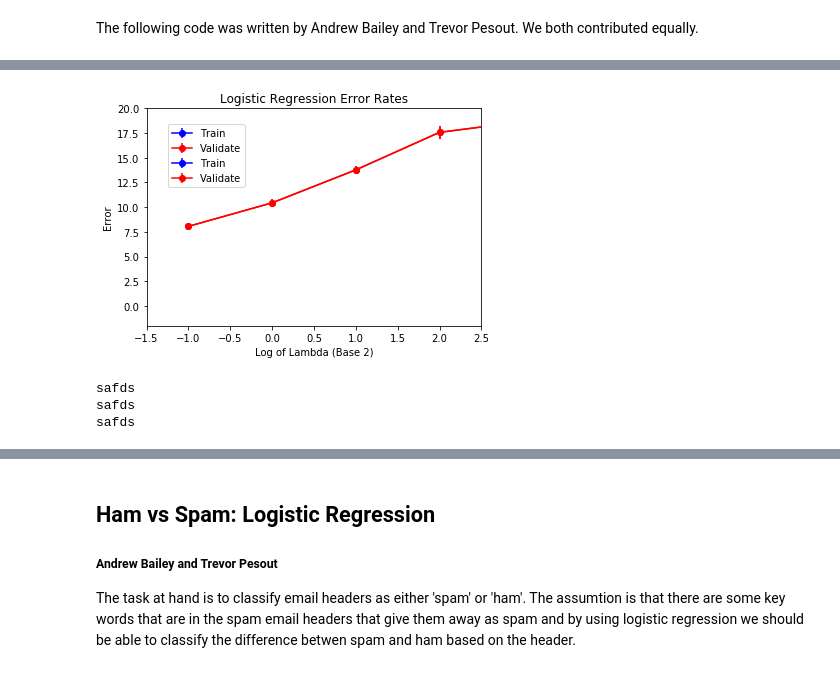
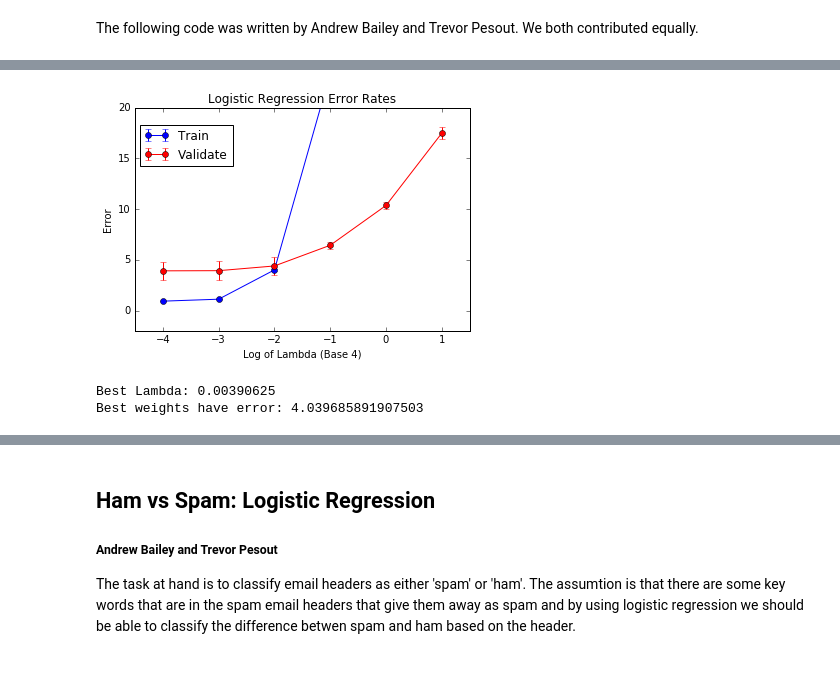
Before and after one commit to adbailey4/cmpshw3, a Jupyter notebook: logistic_regression.ipynb, the cells around one changed output, grey strips where cells are left out. Saved outputs shown, nothing was run; the diff lists cells and outputs as text; code cells hidden in the pictures.

Commit message:
got test data integrated

```diff
--- a/logistic_regression.ipynb
+++ b/logistic_regression.ipynb
@@ -159,7 +157,7 @@ train_data = 'train.csv'
 
 # interpret data
 messages, text_labels = read_spam_data(train_data)
-all_train_data = create_train_data(messages, stop_words)
+all_train_data, train_vectorizer = create_train_data(messages, stop_words)
 int_labels = create_spam_ham_labels(text_labels, spam=1, ham=0)
 
 # get sizes
@@ -179,9 +177,9 @@ assert all_train_data.shape[0] == len(text_labels)
 ########################################################
 
 # lambda
-lambda_base = 2 #8 #np.e
-lambda_exp_min = -1 #-5
-lambda_exp_max = 3 #1
+lambda_base = 4 #8 #np.e
+lambda_exp_min = -4 #-5
+lambda_exp_max = 1 #1
 list_of_lambdas = [lambda_base**i for i in range(lambda_exp_min,lambda_exp_max+1)]
 print("LAMBDAS:\n\tbase: {}   log_min: {}   log_max: {}\n\t{}".format(
       lambda_base, lambda_exp_min, lambda_exp_max, list_of_lambdas))
@@ -264,14 +262,18 @@ def run_regression(lamda, train, train_labels, validate, validate_labels,
         weights = np.random.normal(0, 0.2, n_features)
         min_validate_loss = sys.maxsize
         min_train_loss = sys.maxsize
+        best_weights = None
         for t in range(iterations):
             weights = logistic_regression(train, train_labels, weights, lamda, alpha, eta_0, t)
             train_loss = square_loss(train, train_labels, weights=weights)
             val_loss = square_loss(validate, validate_labels, weights=weights)
             if verbose and t % report_frequency == 0:
                 print("{}:\t#{}\ttrain {}  \t\tvalidate {}".format(l, t, train_loss, val_loss))
-            if val_loss < min_validate_loss: min_validate_loss = val_loss
-            if train_loss < min_train_loss: min_train_loss = train_loss
+            if train_loss < min_train_loss:
+                min_train_loss = train_loss
+            if val_loss < min_validate_loss:
+                best_weights = weights
+                min_validate_loss = val_loss
     except Exception as e:
         print("\nlambda {} #{}: {}".format(l, t, e), sys.stderr)
         import traceback
@@ -279,7 +281,7 @@ def run_regression(lamda, train, train_labels, validate, validate_labels,
         return False
 
     # return best
-    return min_validate_loss, min_train_loss
+    return min_validate_loss, min_train_loss, weights
 # %%
 ########################################################
 # run on each of our k-folded datasets
@@ -288,21 +290,24 @@ def run_regression(lamda, train, train_labels, validate, validate_labels,
 # prep
 lambda_to_validate_errors = dict()
 lambda_to_training_errors = dict()
+lambda_to_weights = dict()
 
-print(list_of_lambdas)
 # calculate for our lambdas
 for l in list_of_lambdas:
     start = timer()
     print("\nLAMBDA: {}\n\t".format(l),end='')
     v_errors = list()
     t_errors = list()
+    all_weights = list()
     lambda_to_validate_errors[l] = v_errors
     lambda_to_training_errors[l] = t_errors
+    lambda_to_weights[l] = all_weights
     for dataset in all_training_datasets:
-        v_error, t_error = run_regression(l, dataset[TRAIN_DATA], dataset[TRAIN_LABELS],
+        v_error, t_error, weights = run_regression(l, dataset[TRAIN_DATA], dataset[TRAIN_LABELS],
                        dataset[VALIDATE_DATA], dataset[VALIDATE_LABELS])
         v_errors.append(v_error)
         t_errors.append(t_error)
+        all_weights.append(weights)
         print('.', end='')
     print(" ({}s)".format(int(timer() - start)))
     print("\tv errors:    {}".format(v_errors))
@@ -343,34 +338,60 @@ LAMBDA: 8
 # %%
 ########################################################
 # analyze and print plots of the data
 ########################################################
-# %matplotlib inline
+%matplotlib inline
 import matplotlib.pyplot as plt
 
 def get_plot_data(items):
     items.sort(key=lambda x: x[0])
     x, y, var, log_lambda = list(), list(), list(), lambda_exp_min
     for k, v in items:
         x.append(log_lambda)
         y.append(np.mean(v))
         var.append(np.std(v)**2)
         assert lambda_base**log_lambda == k
         log_lambda += 1
     return x, y, var
 
 validate_x, validate_y, validate_v = get_plot_data(list(lambda_to_validate_errors.items()))
 train_x, train_y, train_v = get_plot_data(list(lambda_to_training_errors.items()))
 
 plt.errorbar(train_x, train_y, train_v, None, 'bo-', label="Train")
 plt.errorbar(validate_x, validate_y, validate_v, None, 'ro-', label="Validate")
-plt.axis([lambda_exp_min-.5, lambda_exp_max-.5, -2, 20])
+plt.axis([lambda_exp_min-.5, lambda_exp_max+.5, -2, 20])
 plt.legend(bbox_to_anchor=(.31,.95))
 plt.title("Logistic Regression Error Rates")
 plt.xlabel("Log of Lambda (Base {})".format(lambda_base))
 plt.ylabel("Error")
 plt.show()
 # %% [output]
-[figure, old version]
+[figure, new version]
-safds
-safds
-safds
+# %%
+########################################################
+# Get best weights
+########################################################
+
+# pick best lambda
+best_lambda = None
+min_validate_error = sys.maxsize
+for l in lambda_to_validate_errors.keys():
+    errs = lambda_to_validate_errors[l]
+    err = np.mean(errs)
+    if err < min_validate_error:
+        min_validate_error = err
+        best_lambda = l
+print("Best Lambda: {}".format(best_lambda))
+
+# test weights
+best_weights = None
+min_weight_error = sys.maxsize
+for w in lambda_to_weights[best_lambda]:
+    weight_error = square_loss(all_train_data, int_labels, weights=w)
+    if weight_error < min_weight_error:
+        min_weight_error = weight_error
+        best_weights = w
+assert best_weights is not None
+print("Best weights have error: {}".format(min_weight_error))
+# %% [output]
+Best Lambda: 0.00390625
+Best weights have error: 4.039685891907503
```
Also changed, not shown: parts of 5 cells of this notebook, 1 other file.
